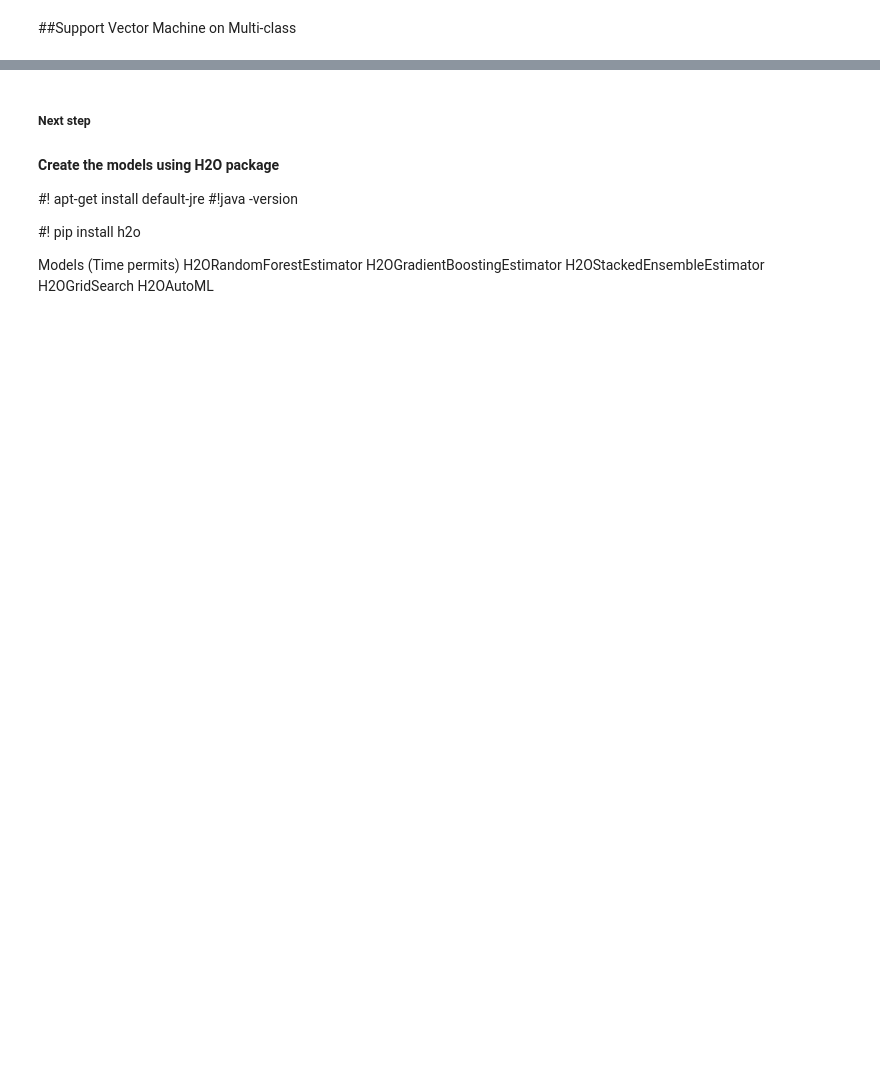
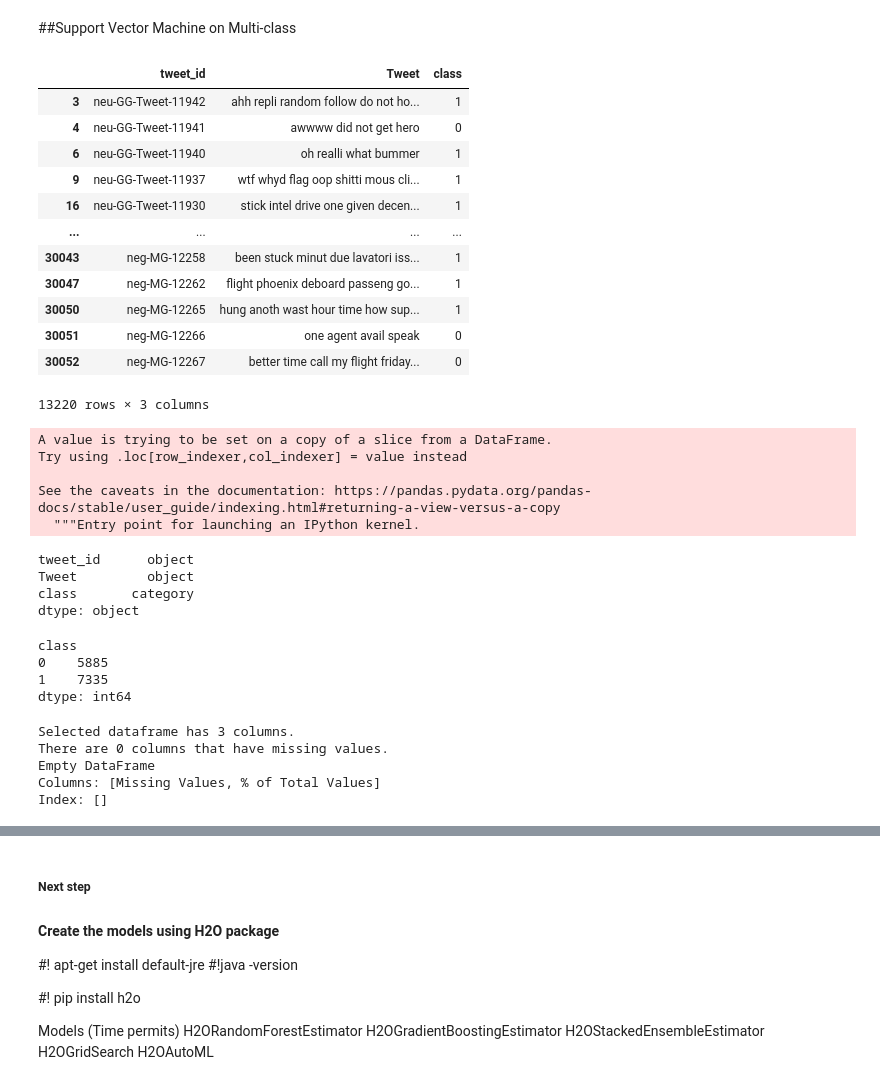
Before and after one commit to Nithesh-b/Twitter_Sentiment, a Jupyter notebook: Step_1_1_Capstone_TwiterNLTK_PolarityCheck.ipynb, the cells around one changed output, grey strips where cells are left out. Cells and saved outputs as stored; diff of their text form; code cells hidden in the pictures; blank space fills up the shorter version.

```diff
--- a/Step_1_1_Capstone_TwiterNLTK_PolarityCheck.ipynb
+++ b/Step_1_1_Capstone_TwiterNLTK_PolarityCheck.ipynb
@@ -672,0 +633,49 @@ weighted avg       0.84      0.80      0.80      4867
+# %%
+pos_neg_df = merge_tweets_df[merge_tweets_df['class'] != 2]
+# %%
+pos_neg_df
+# %% [output]
+|  | tweet_id | Tweet | class |
+| 3 | neu-GG-Tweet-11942 | ahh repli random follow do not ho... | 1 |
+| 4 | neu-GG-Tweet-11941 | awwww did not get hero | 0 |
+| 6 | neu-GG-Tweet-11940 | oh realli what bummer | 1 |
+| 9 | neu-GG-Tweet-11937 | wtf whyd flag oop shitti mous cli... | 1 |
+| 16 | neu-GG-Tweet-11930 | stick intel drive one given decen... | 1 |
+| ... | ... | ... | ... |
+| 30043 | neg-MG-12258 | been stuck minut due lavatori iss... | 1 |
+| 30047 | neg-MG-12262 | flight phoenix deboard passeng go... | 1 |
+| 30050 | neg-MG-12265 | hung anoth wast hour time how sup... | 1 |
+| 30051 | neg-MG-12266 | one agent avail speak | 0 |
+| 30052 | neg-MG-12267 | better time call my flight friday... | 0 |
+13220 rows × 3 columns
+# %%
+pos_neg_df["class"] = pos_neg_df["class"].astype('category')
+# %% [output]
+A value is trying to be set on a copy of a slice from a DataFrame.
+Try using .loc[row_indexer,col_indexer] = value instead
+
+See the caveats in the documentation: https://pandas.pydata.org/pandas-docs/stable/user_guide/indexing.html#returning-a-view-versus-a-copy
+  """Entry point for launching an IPython kernel.
+# %%
+pos_neg_df.dtypes
+# %% [output]
+tweet_id      object
+Tweet         object
+class       category
+dtype: object
+# %%
+pos_neg_df.groupby('class').size()
+# %% [output]
+class
+0    5885
+1    7335
+dtype: int64
+# %%
+columnsWiseMissingValue = find_missing_values_func(pos_neg_df)
+print(columnsWiseMissingValue)
+# %% [output]
+Selected dataframe has 3 columns.
+There are 0 columns that have missing values.
+Empty DataFrame
+Columns: [Missing Values, % of Total Values]
+Index: []
```
Also changed, not shown: parts of 42 cells of this notebook.
